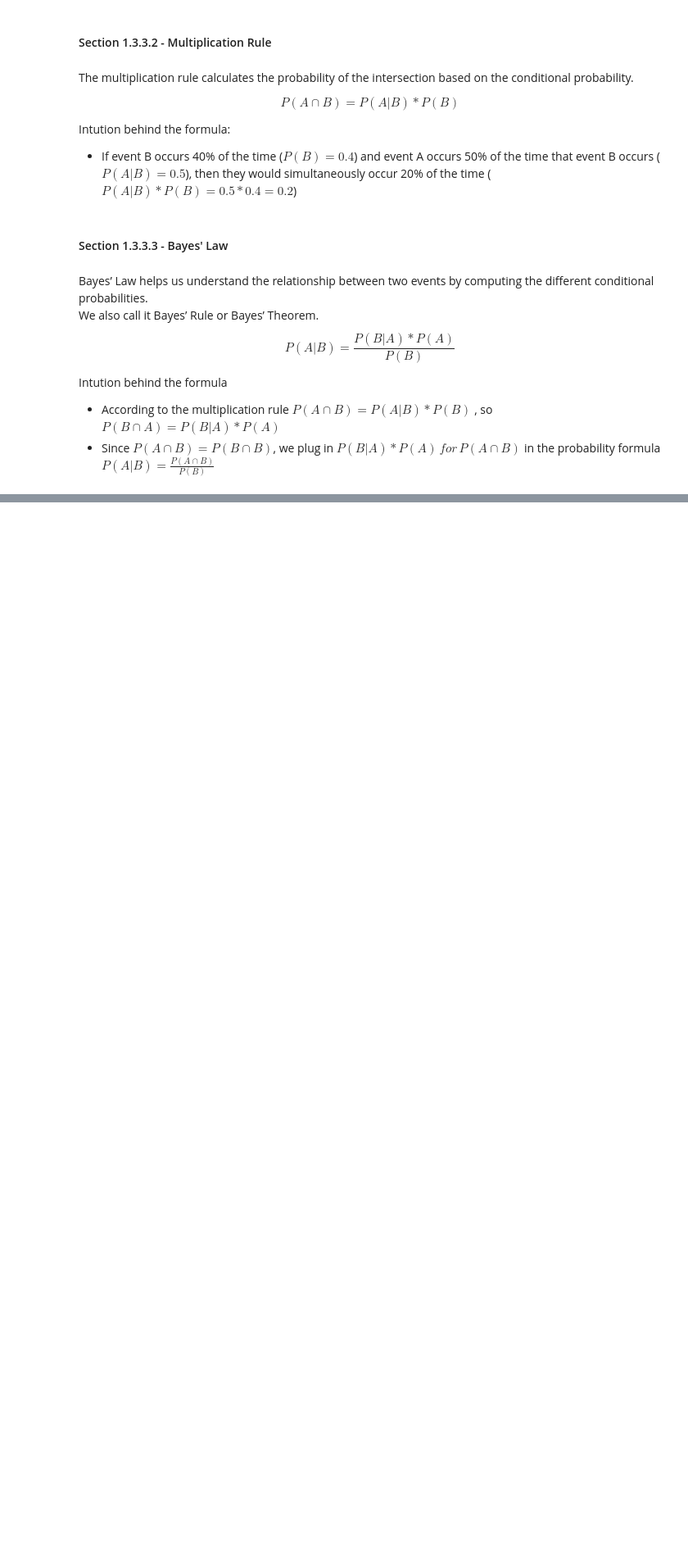
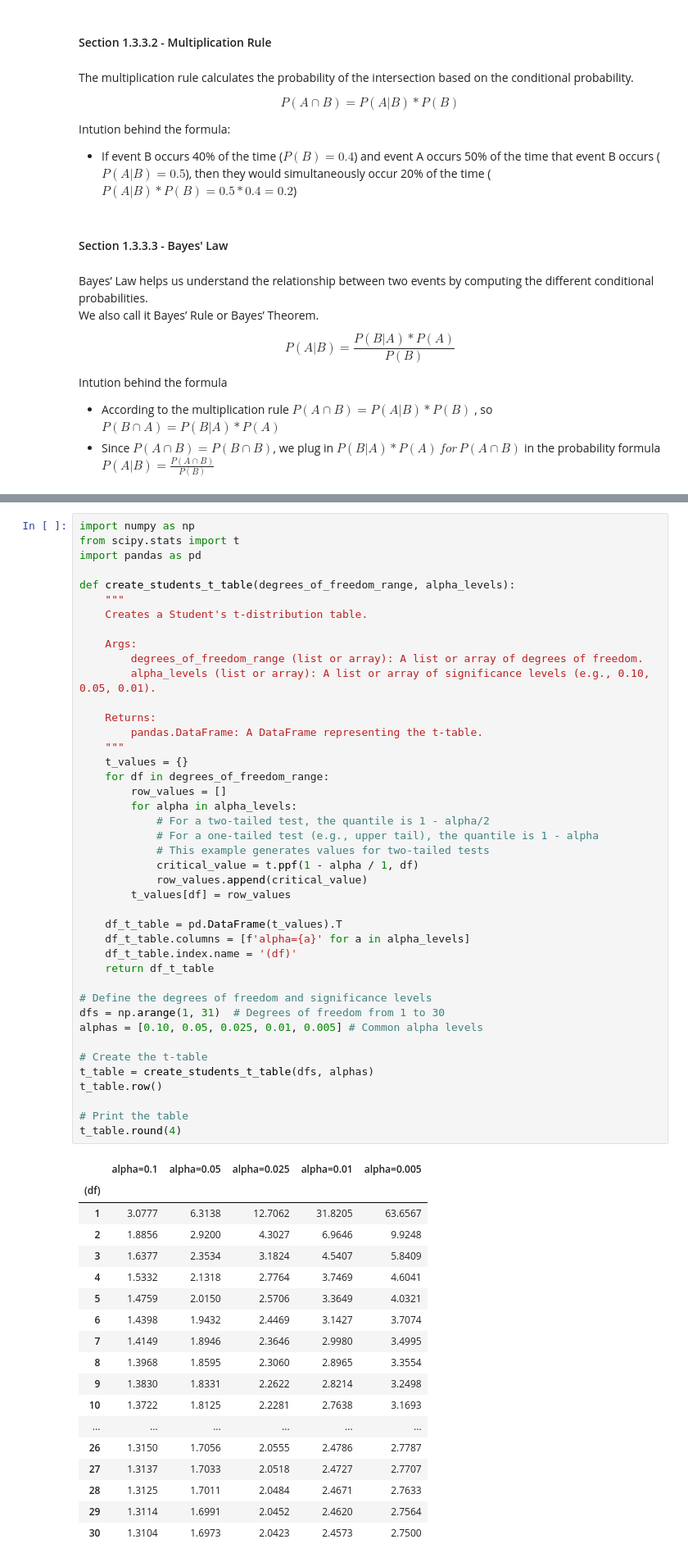
Before and after one commit to yazidneely/codespaces-jupyter, a Jupyter notebook: notebooks/my-first-notebook.ipynb, the cells around one changed output, grey strips where cells are left out. Shown at 82% size. Cells and saved outputs as stored; diff of their text form; blank space fills up the shorter version.

```diff
--- a/notebooks/my-first-notebook.ipynb
+++ b/notebooks/my-first-notebook.ipynb
@@ -377,0 +484,61 @@ Intution behind the formula
+# %%
+import numpy as np
+from scipy.stats import t
+import pandas as pd
+
+def create_students_t_table(degrees_of_freedom_range, alpha_levels):
+    """
+    Creates a Student's t-distribution table.
+
+    Args:
+        degrees_of_freedom_range (list or array): A list or array of degrees of freedom.
+        alpha_levels (list or array): A list or array of significance levels (e.g., 0.10, 0.05, 0.01).
+
+    Returns:
+        pandas.DataFrame: A DataFrame representing the t-table.
+    """
+    t_values = {}
+    for df in degrees_of_freedom_range:
+        row_values = []
+        for alpha in alpha_levels:
+            # For a two-tailed test, the quantile is 1 - alpha/2
+            # For a one-tailed test (e.g., upper tail), the quantile is 1 - alpha
+            # This example generates values for two-tailed tests
+            critical_value = t.ppf(1 - alpha / 1, df)
+            row_values.append(critical_value)
+        t_values[df] = row_values
+
+    df_t_table = pd.DataFrame(t_values).T
+    df_t_table.columns = [f'alpha={a}' for a in alpha_levels]
+    df_t_table.index.name = '(df)'
+    return df_t_table
+
+# Define the degrees of freedom and significance levels
+dfs = np.arange(1, 31)  # Degrees of freedom from 1 to 30
+alphas = [0.10, 0.05, 0.025, 0.01, 0.005] # Common alpha levels
+
+# Create the t-table
+t_table = create_students_t_table(dfs, alphas)
+t_table.row()
+
+# Print the table
+t_table.round(4)
+# %% [output]
+|  | alpha=0.1 | alpha=0.05 | alpha=0.025 | alpha=0.01 | alpha=0.005 |
+| (df) |  |  |  |  |  |
+| 1 | 3.0777 | 6.3138 | 12.7062 | 31.8205 | 63.6567 |
+| 2 | 1.8856 | 2.9200 | 4.3027 | 6.9646 | 9.9248 |
+| 3 | 1.6377 | 2.3534 | 3.1824 | 4.5407 | 5.8409 |
+| 4 | 1.5332 | 2.1318 | 2.7764 | 3.7469 | 4.6041 |
+| 5 | 1.4759 | 2.0150 | 2.5706 | 3.3649 | 4.0321 |
+| 6 | 1.4398 | 1.9432 | 2.4469 | 3.1427 | 3.7074 |
+| 7 | 1.4149 | 1.8946 | 2.3646 | 2.9980 | 3.4995 |
+| 8 | 1.3968 | 1.8595 | 2.3060 | 2.8965 | 3.3554 |
+| 9 | 1.3830 | 1.8331 | 2.2622 | 2.8214 | 3.2498 |
+| 10 | 1.3722 | 1.8125 | 2.2281 | 2.7638 | 3.1693 |
+| ... | ... | ... | ... | ... | ... |
+| 26 | 1.3150 | 1.7056 | 2.0555 | 2.4786 | 2.7787 |
+| 27 | 1.3137 | 1.7033 | 2.0518 | 2.4727 | 2.7707 |
+| 28 | 1.3125 | 1.7011 | 2.0484 | 2.4671 | 2.7633 |
+| 29 | 1.3114 | 1.6991 | 2.0452 | 2.4620 | 2.7564 |
+| 30 | 1.3104 | 1.6973 | 2.0423 | 2.4573 | 2.7500 |
```
Also changed, not shown: parts of 5 cells of this notebook.
